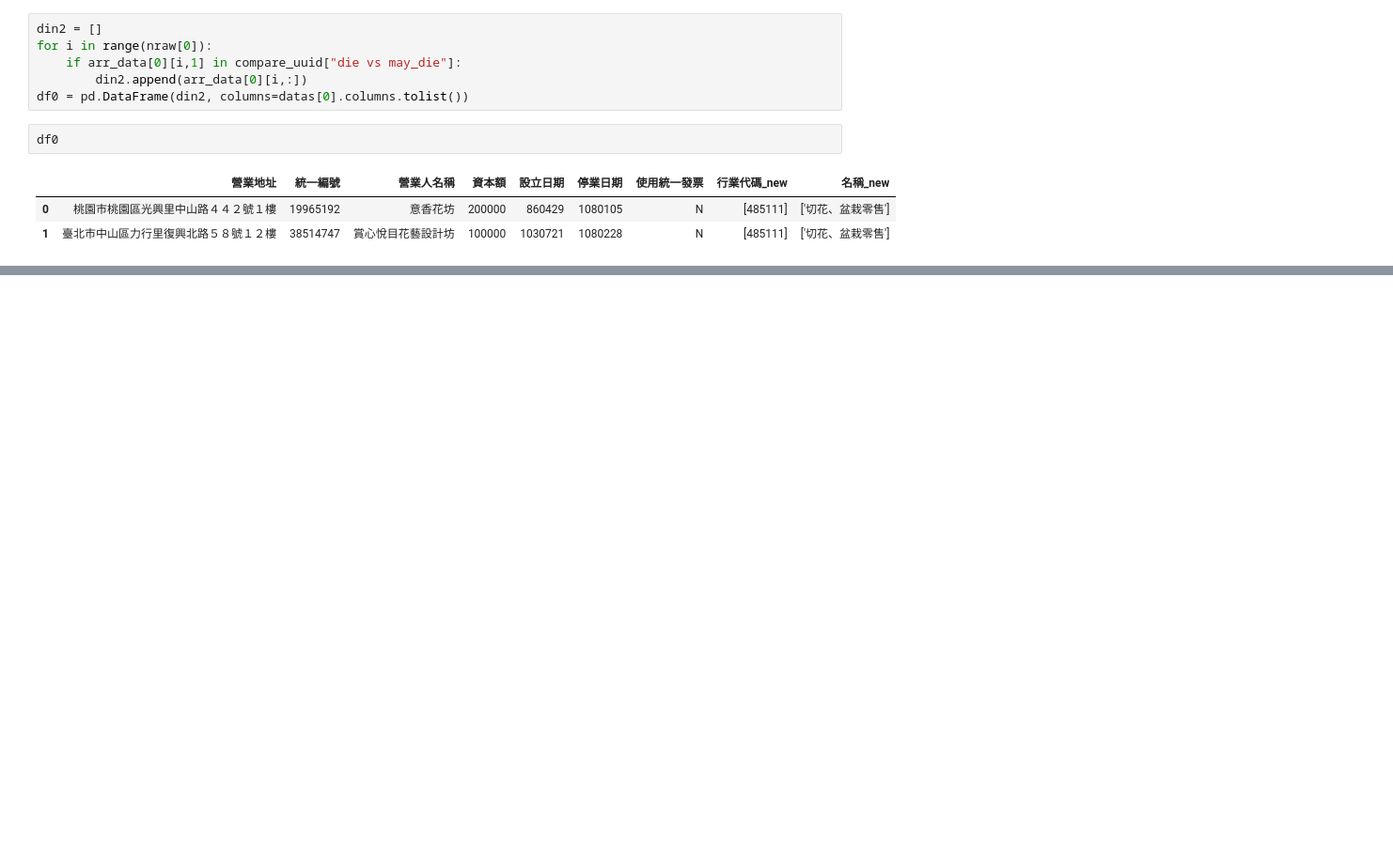
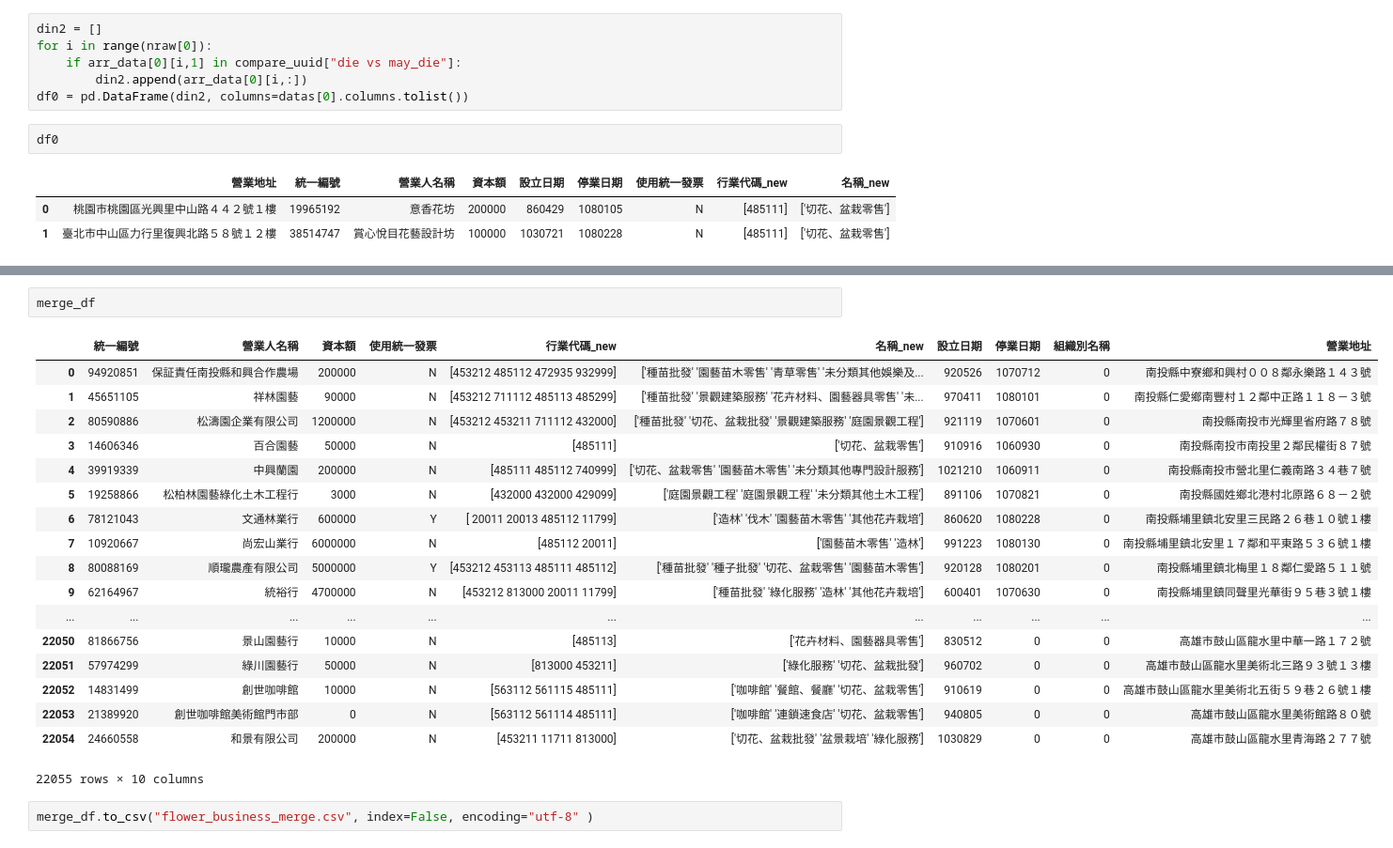
Before and after one commit to dogppatrick/python, a Jupyter notebook: cb105g4/flower_com_data_merge.ipynb, the cells around one changed output, grey strips where cells are left out. Shown: that part at 94% size. Drawn from its saved outputs; the diff is of its cells as text; blank space fills up the shorter version.

```diff
--- a/cb105g4/flower_com_data_merge.ipynb
+++ b/cb105g4/flower_com_data_merge.ipynb
@@ -103,0 +172,23 @@ df0
+# %%
+merge_df
+# %% [output]
+|  | 統一編號 | 營業人名稱 | 資本額 | 使用統一發票 | 行業代碼_new | 名稱_new | 設立日期 | 停業日期 | 組織別名稱 | 營業地址 |
+| 0 | 94920851 | 保証責任南投縣和興合作農場 | 200000 | N | [453212 485112 472935 932999] | ['種苗批發' '園藝苗木零售' '青草零售' '未分類其他娛樂及... | 920526 | 1070712 | 0 | 南投縣中寮鄉和興村００８鄰永樂路１４３號 |
+| 1 | 45651105 | 祥林園藝 | 90000 | N | [453212 711112 485113 485299] | ['種苗批發' '景觀建築服務' '花卉材料、園藝器具零售' '未... | 970411 | 1080101 | 0 | 南投縣仁愛鄉南豐村１２鄰中正路１１８－３號 |
+| 2 | 80590886 | 松濤園企業有限公司 | 1200000 | N | [453212 453211 711112 432000] | ['種苗批發' '切花、盆栽批發' '景觀建築服務' '庭園景觀工程'] | 921119 | 1070601 | 0 | 南投縣南投市光輝里省府路７８號 |
+| 3 | 14606346 | 百合園藝 | 50000 | N | [485111] | ['切花、盆栽零售'] | 910916 | 1060930 | 0 | 南投縣南投市南投里２鄰民權街８７號 |
+| 4 | 39919339 | 中興蘭園 | 200000 | N | [485111 485112 740999] | ['切花、盆栽零售' '園藝苗木零售' '未分類其他專門設計服務'] | 1021210 | 1060911 | 0 | 南投縣南投市營北里仁義南路３４巷７號 |
+| 5 | 19258866 | 松柏林園藝綠化土木工程行 | 3000 | N | [432000 432000 429099] | ['庭園景觀工程' '庭園景觀工程' '未分類其他土木工程'] | 891106 | 1070821 | 0 | 南投縣國姓鄉北港村北原路６８－２號 |
+| 6 | 78121043 | 文通林業行 | 600000 | Y | [ 20011 20013 485112 11799] | ['造林' '伐木' '園藝苗木零售' '其他花卉栽培'] | 860620 | 1080228 | 0 | 南投縣埔里鎮北安里三民路２６巷１０號１樓 |
+| 7 | 10920667 | 尚宏山業行 | 6000000 | N | [485112 20011] | ['園藝苗木零售' '造林'] | 991223 | 1080130 | 0 | 南投縣埔里鎮北安里１７鄰和平東路５３６號１樓 |
+| 8 | 80088169 | 順瓏農產有限公司 | 5000000 | Y | [453212 453113 485111 485112] | ['種苗批發' '種子批發' '切花、盆栽零售' '園藝苗木零售'] | 920128 | 1080201 | 0 | 南投縣埔里鎮北梅里１８鄰仁愛路５１１號 |
+| 9 | 62164967 | 統裕行 | 4700000 | N | [453212 813000 20011 11799] | ['種苗批發' '綠化服務' '造林' '其他花卉栽培'] | 600401 | 1070630 | 0 | 南投縣埔里鎮同聲里光華街９５巷３號１樓 |
+| ... | ... | ... | ... | ... | ... | ... | ... | ... | ... | ... |
+| 22050 | 81866756 | 景山園藝行 | 10000 | N | [485113] | ['花卉材料、園藝器具零售'] | 830512 | 0 | 0 | 高雄市鼓山區龍水里中華一路１７２號 |
+| 22051 | 57974299 | 綠川園藝行 | 50000 | N | [813000 453211] | ['綠化服務' '切花、盆栽批發'] | 960702 | 0 | 0 | 高雄市鼓山區龍水里美術北三路９３號１３樓 |
+| 22052 | 14831499 | 創世咖啡館 | 10000 | N | [563112 561115 485111] | ['咖啡館' '餐館、餐廳' '切花、盆栽零售'] | 910619 | 0 | 0 | 高雄市鼓山區龍水里美術北五街５９巷２６號１樓 |
+| 22053 | 21389920 | 創世咖啡館美術館門市部 | 0 | N | [563112 561114 485111] | ['咖啡館' '連鎖速食店' '切花、盆栽零售'] | 940805 | 0 | 0 | 高雄市鼓山區龍水里美術館路８０號 |
+| 22054 | 24660558 | 和景有限公司 | 200000 | N | [453211 11711 813000] | ['切花、盆栽批發' '盆景栽培' '綠化服務'] | 1030829 | 0 | 0 | 高雄市鼓山區龍水里青海路２７７號 |
+22055 rows × 10 columns
+# %%
+merge_df.to_csv("flower_business_merge.csv", index=False, encoding="utf-8" )
```
Also changed, not shown: parts of 4 cells of this notebook.
